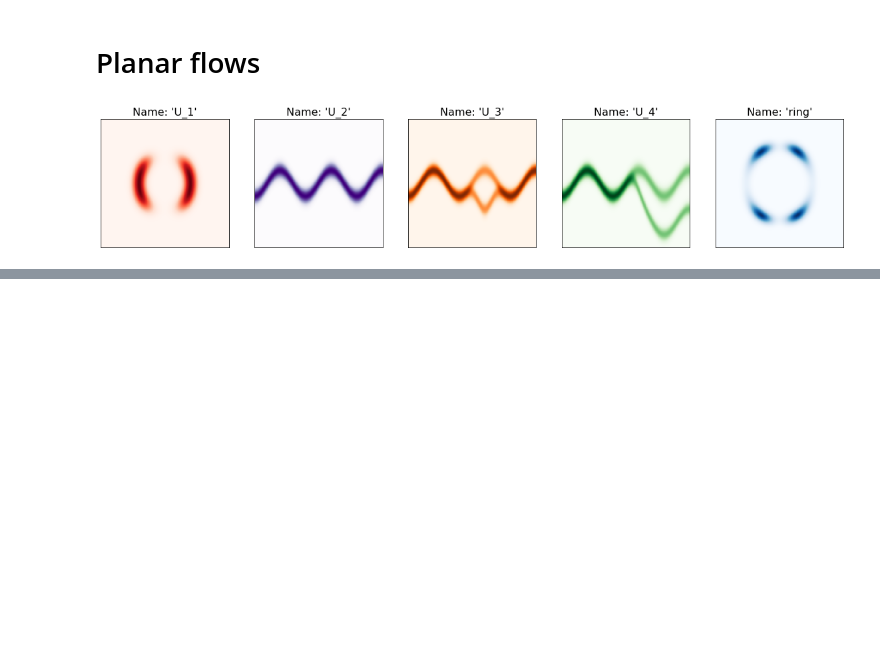
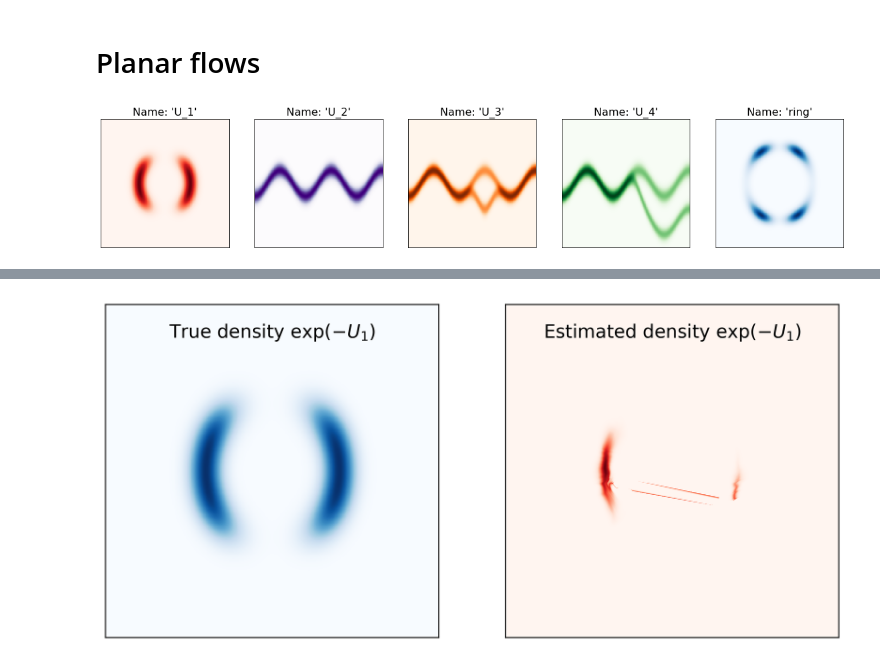
Before and after one commit to andrehuang/normalizing-flows-reproduce, a Jupyter notebook: VI_planar_flows/models/VI_planar_flows.ipynb, the cells around one changed output, grey strips where cells are left out. Cells and saved outputs as stored; diff of their text form; code cells hidden in the pictures; blank space fills up the shorter version.

```diff
--- a/VI_planar_flows/models/VI_planar_flows.ipynb
+++ b/VI_planar_flows/models/VI_planar_flows.ipynb
@@ -71,0 +118,4 @@ plot_comparison(model, target_distr, flow_length)
+# %%
+model = NICEFlow(K=32, in_out_dim=2, mid_dim=50)
+optimiser = torch.optim.Adam(model.parameters(), lr=1e-4)
+density = TargetDistribution(target_distr)
@@ -71,0 +162,4 @@ plot_comparison(model, target_distr, flow_length)
+# %%
+plot_comparison(model, target_distr, flow_length)
+# %% [output]
+[figure, added]
```
Also changed, not shown: parts of 9 cells of this notebook, 8 other files.
